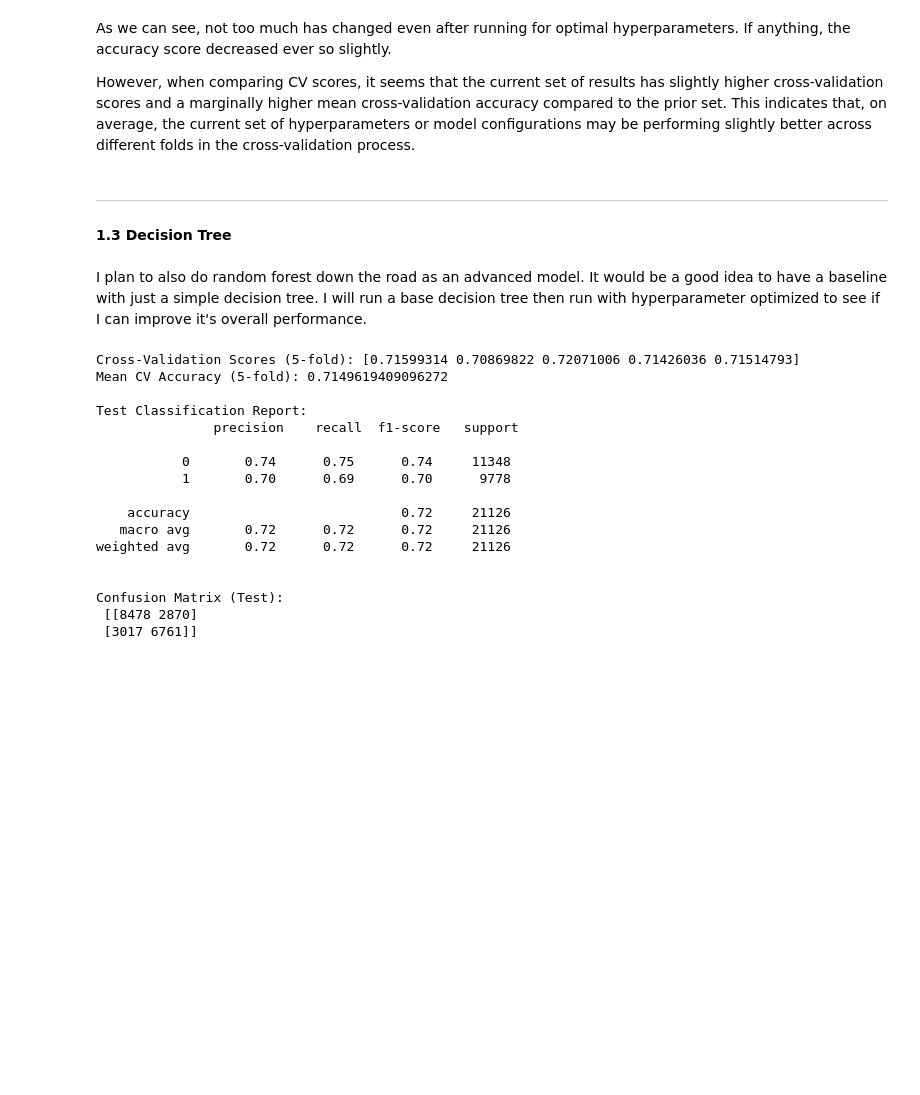
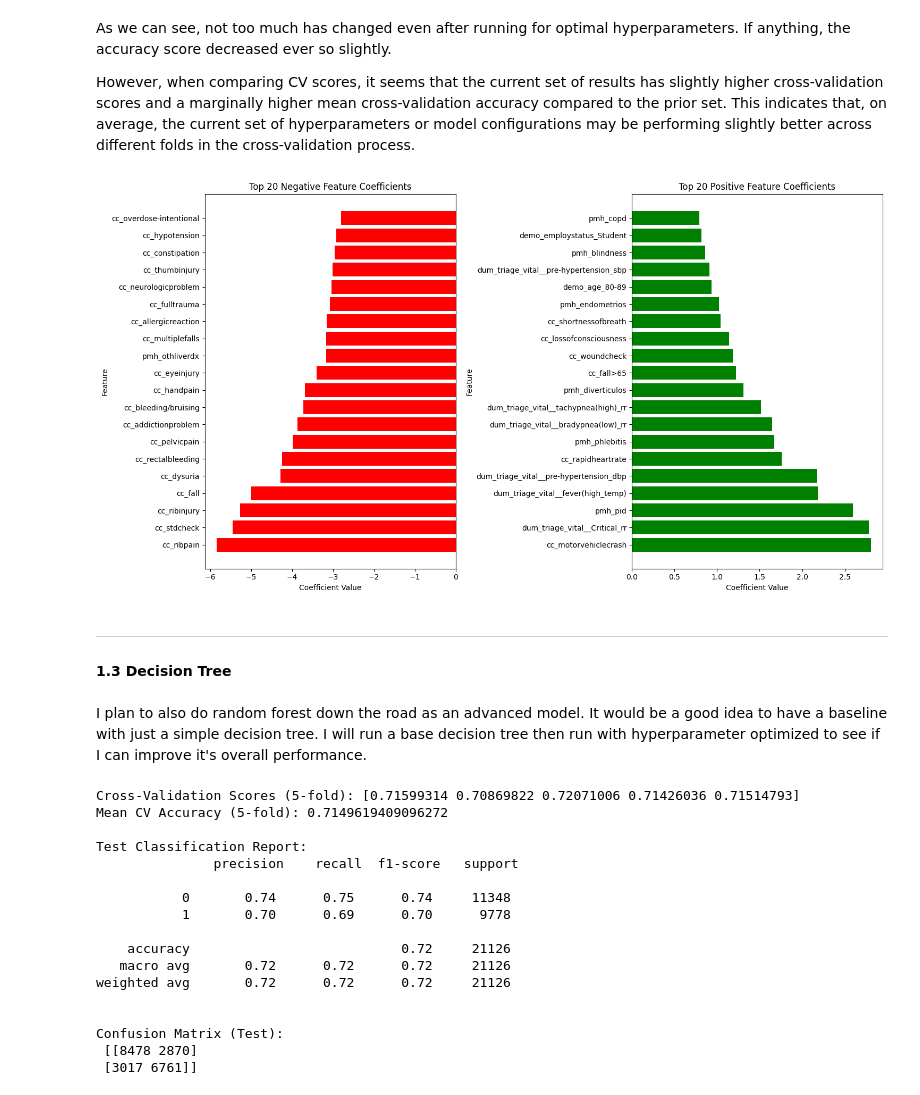
Before and after one commit to lo-klkl/BSTN_Capstone-Diab, a Jupyter notebook: Notebooks/Pt3-Modelling-Pt1.ipynb, the cells around one changed output. Saved outputs shown, nothing was run; the diff lists cells and outputs as text; code cells hidden in the pictures; blank space fills up the shorter version.

```diff
--- a/Notebooks/Pt3-Modelling-Pt1.ipynb
+++ b/Notebooks/Pt3-Modelling-Pt1.ipynb
@@ -753,7 +753,7 @@ In order to reserve computational intensity, I will be doing a RandomSearch inst
 start_time = time.time()
 
 # Define the hyperparameter distribution
-param_dist = {'C': uniform(0.001, 100)}
+param_dist = {'C': uniform(0.001, 10)}
 
 # Create logistic regression model
 logreg = LogisticRegression(max_iter=1000, penalty='l1', solver='liblinear', random_state=42)
@@ -901,6 +901,56 @@ Runtime: 84.49 seconds
 As we can see, not too much has changed even after running for optimal hyperparameters. If anything, the accuracy score decreased ever so slightly.
 
 However, when comparing CV scores, it seems that the current set of results has slightly higher cross-validation scores and a marginally higher mean cross-validation accuracy compared to the prior set. This indicates that, on average, the current set of hyperparameters or model configurations may be performing slightly better across different folds in the cross-validation process.
+# %%
+# Get feature coefficients
+feature_coefficients = final_logreg_model.coef_[0]
+
+# Get the indices of the top 20 positive features
+top20_positive_indices = np.argsort(feature_coefficients)[-20:]
+
+# Get the indices of the top 20 negative features in reverse order (from most negative to least negative)
+top20_negative_indices = np.argsort(feature_coefficients)[:20][::-1]
+
+# Get the names of the top 20 positive features
+top20_positive_features = X_train.columns[top20_positive_indices]
+
+# Get the names of the top 20 negative features
+top20_negative_features = X_train.columns[top20_negative_indices]
+
+# Get the coefficients for the top 20 positive features
+top20_positive_coefficients = feature_coefficients[top20_positive_indices]
+
+# Get the coefficients for the top 20 negative features
+top20_negative_coefficients = feature_coefficients[top20_negative_indices]
+
+# Set up subplots
+fig, axes = plt.subplots(1, 2, figsize=(15, 8))
+
+# Plot the top 20 negative coefficients
+axes[0].barh(range(len(top20_negative_features)), top20_negative_coefficients, align='center', color='red')
+axes[0].set_yticks(range(len(top20_negative_features)))
+axes[0].set_yticklabels(top20_negative_features)
+axes[0].set_xlabel('Coefficient Value')
+axes[0].set_ylabel('Feature')
+axes[0].set_title('Top 20 Negative Feature Coefficients')
+
+# Plot the top 20 positive coefficients
+axes[1].barh(range(len(top20_positive_features)), top20_positive_coefficients, align='center', color='green')
+axes[1].set_yticks(range(len(top20_positive_features)))
+axes[1].set_yticklabels(top20_positive_features)
+axes[1].set_xlabel('Coefficient Value')
+axes[1].set_ylabel('Feature')
+axes[1].set_title('Top 20 Positive Feature Coefficients')
+
+# Invert y-axis for both subplots
+axes[0].invert_yaxis()
+axes[1].invert_yaxis()
+
+# Adjust layout for better spacing
+plt.tight_layout()
+plt.show()
+# %% [output]
+[figure, added]
 # %% [markdown]
 ---
 #### <a id = 'tree'></a> 1.3 Decision Tree
```
Also changed, not shown: parts of 16 cells of this notebook, 1 other file.
